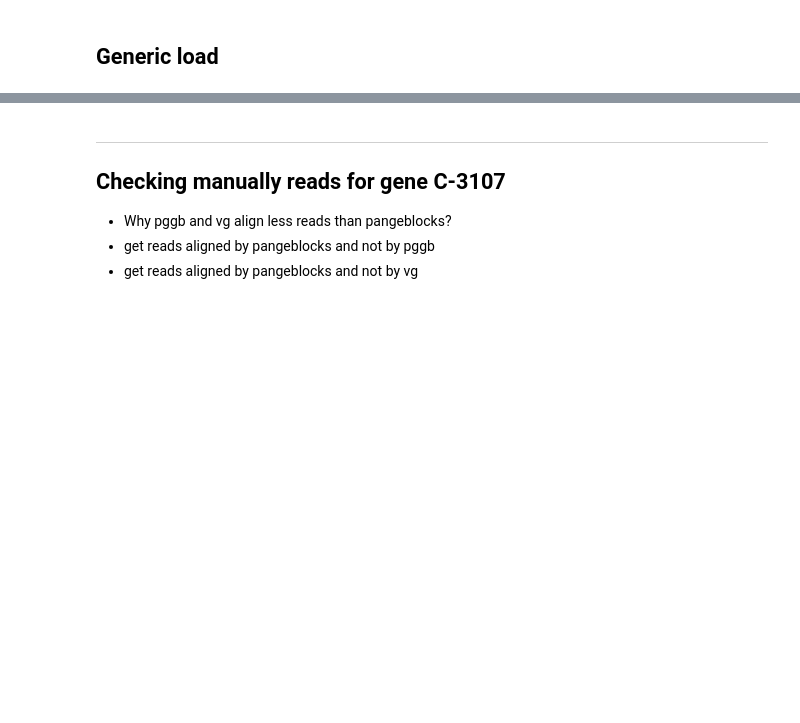
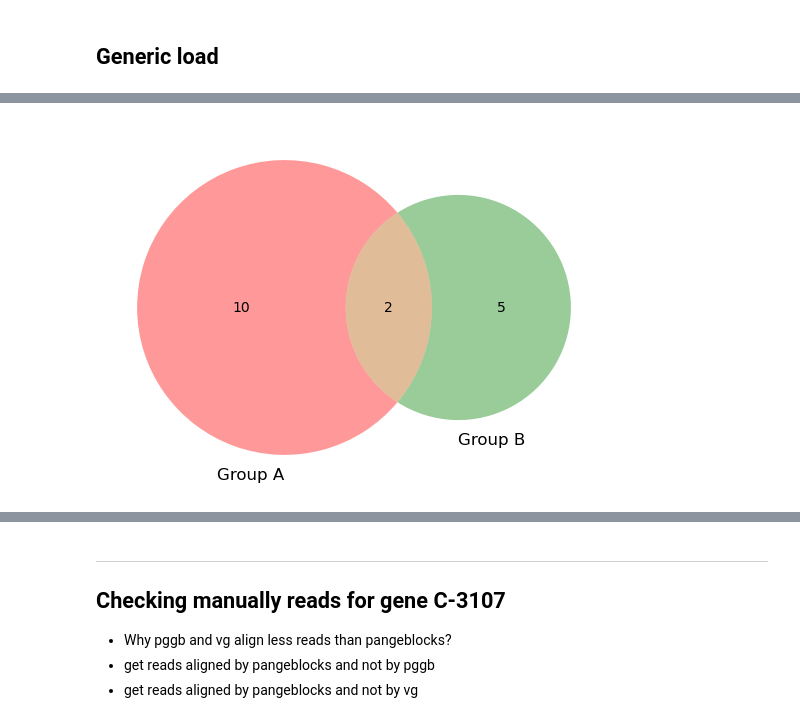
Before and after one commit to AlgoLab/pangeblocks-experiments, a Jupyter notebook: notebooks/alignments.ipynb, the cells around one changed output, grey strips where cells are left out. Saved outputs shown, nothing was run; the diff lists cells and outputs as text; code cells hidden in the pictures; blank space fills up the shorter version.

```diff
--- a/notebooks/alignments.ipynb
+++ b/notebooks/alignments.ipynb
@@ -169,0 +217,14 @@ data_boxplot.head()
+# %%
+# choose one seqid
+seqid = "A-3105"
+
+
+# library
+import matplotlib.pyplot as plt
+from matplotlib_venn import venn2, venn3
+
+# Use the venn2 function
+venn2(subsets = (10, 5, 2), set_labels = ('Group A', 'Group B'))
+plt.show()
+# %% [output]
+[figure, added]
```
Also changed, not shown: parts of 19 cells of this notebook, 6 other files.
